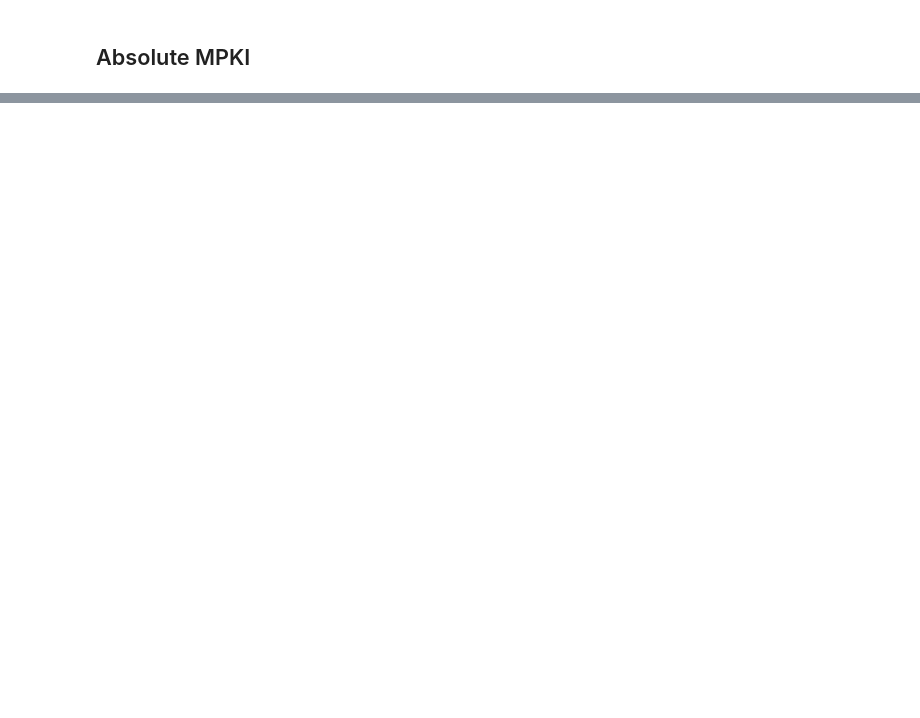
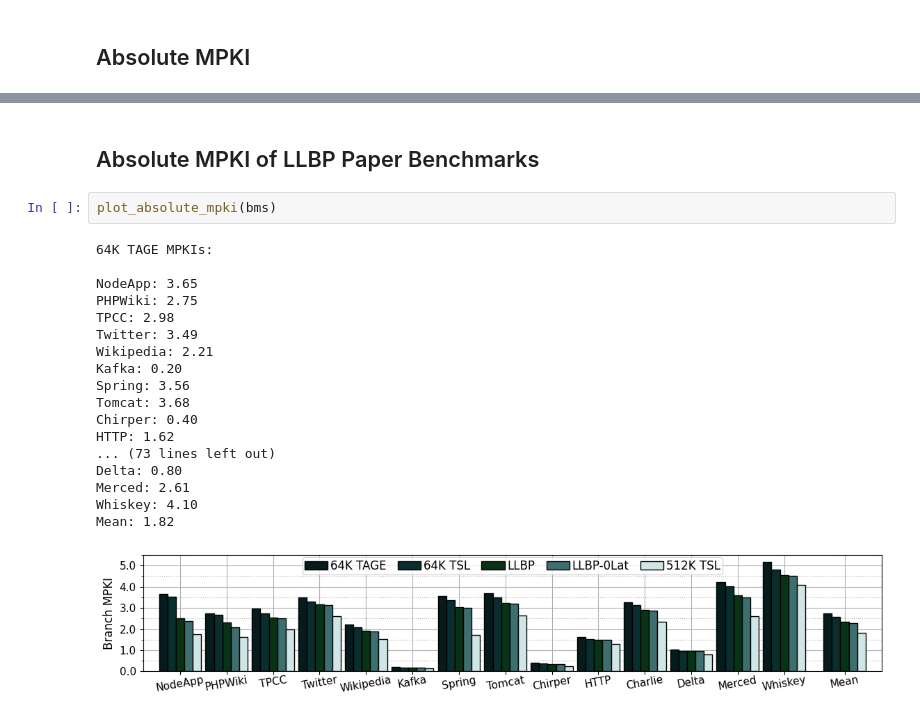
Before and after one commit to anusheelnand/eec270-project, a Jupyter notebook: mpki.ipynb, the cells around one changed output, grey strips where cells are left out. Saved outputs shown, nothing was run; the diff lists cells and outputs as text; blank space fills up the shorter version.

```diff
--- a/mpki.ipynb
+++ b/mpki.ipynb
@@ -237,0 +335,23 @@ Mean: 1.83
+# %% [markdown]
+## Absolute MPKI of LLBP Paper Benchmarks
+# %%
+plot_absolute_mpki(bms)
+# %% [output]
+64K TAGE MPKIs:
+
+NodeApp: 3.65
+PHPWiki: 2.75
+TPCC: 2.98
+Twitter: 3.49
+Wikipedia: 2.21
+Kafka: 0.20
+Spring: 3.56
+Tomcat: 3.68
+Chirper: 0.40
+HTTP: 1.62
+... (73 lines left out)
+Delta: 0.80
+Merced: 2.61
+Whiskey: 4.10
+Mean: 1.82
+[figure, added]
```
Also changed, not shown: parts of 13 cells of this notebook, 58 other files.
